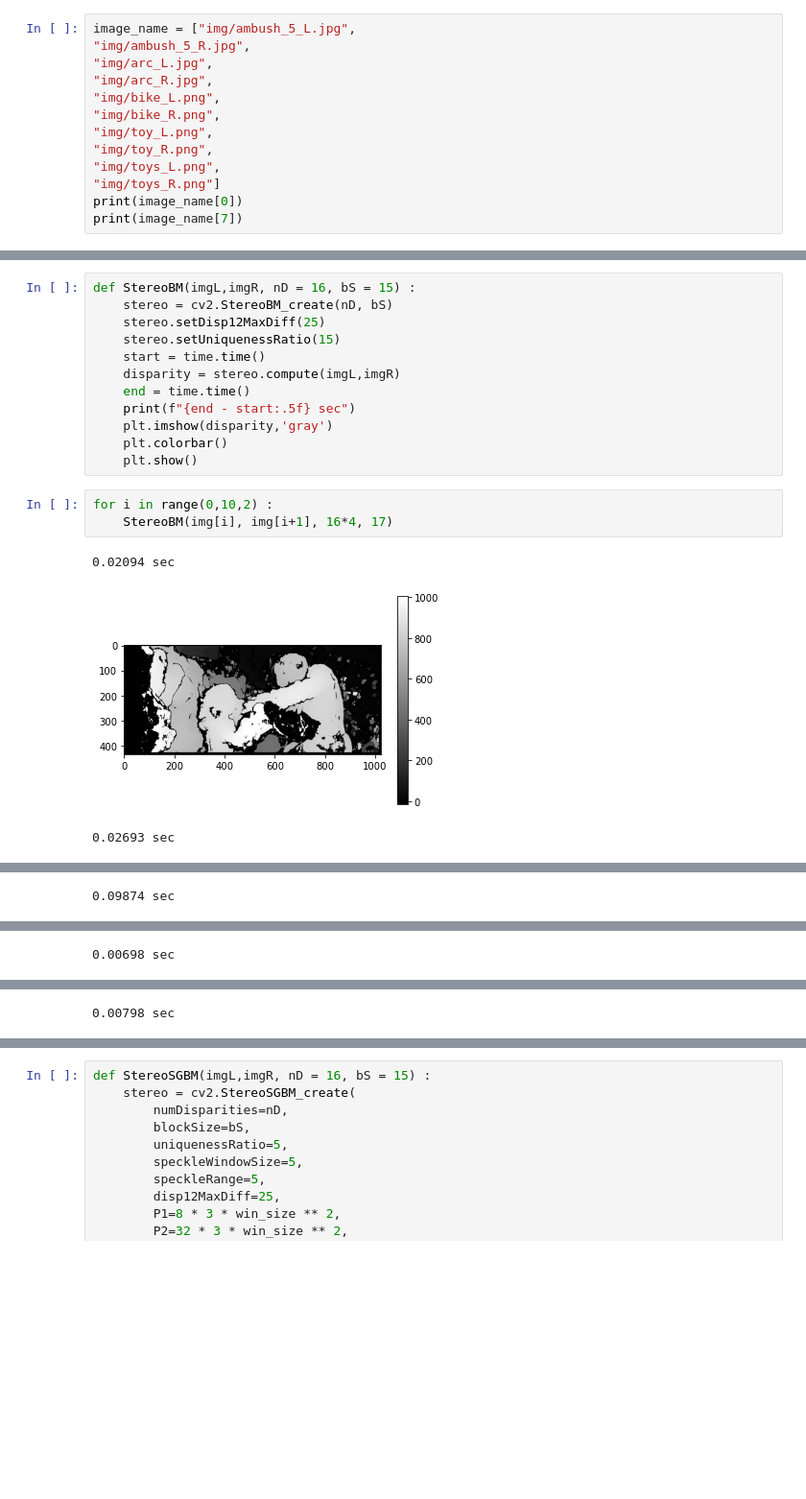
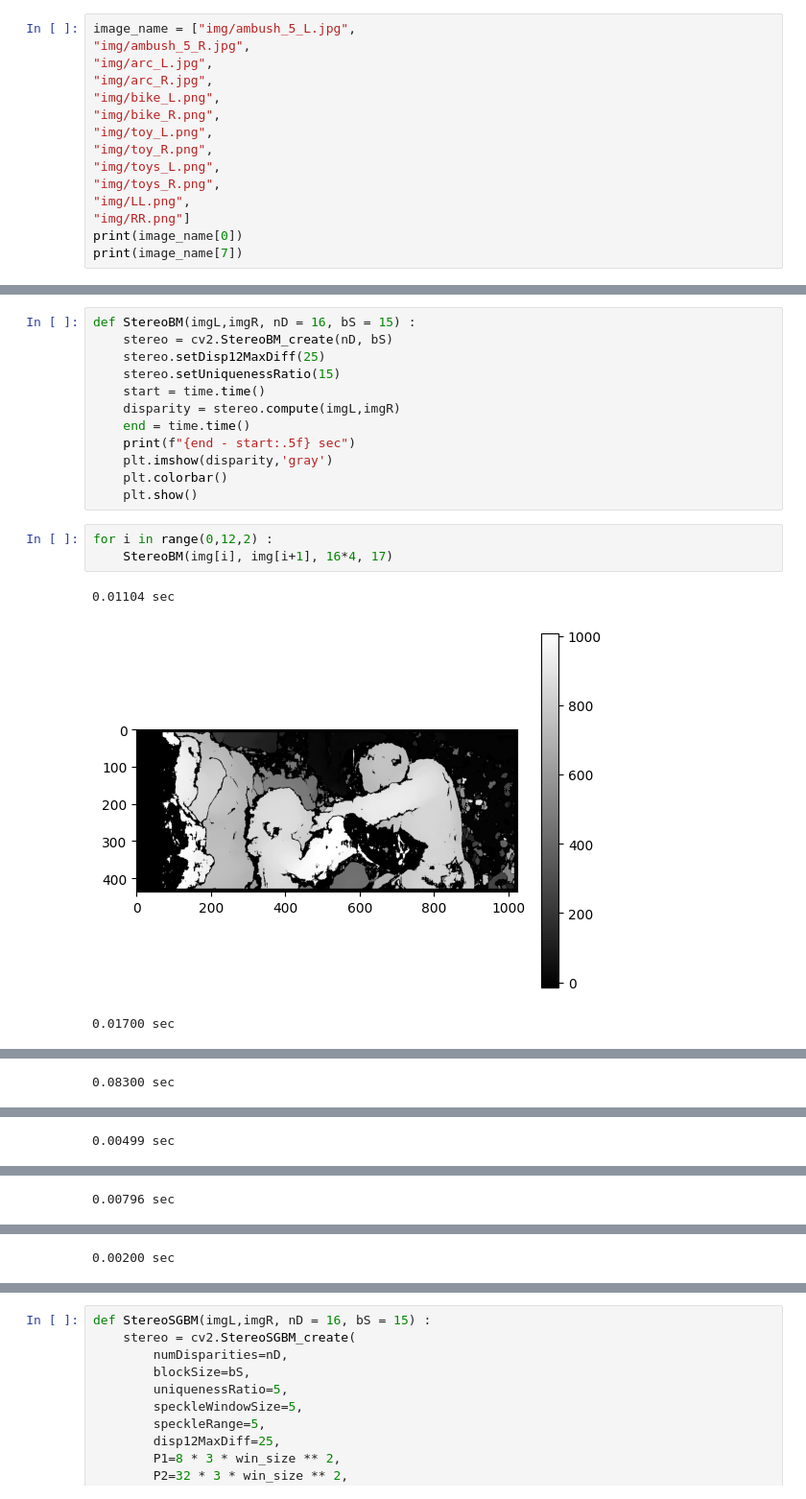
Before and after one commit to SagiK-Repository/StereoVision, a Jupyter notebook: 2, 3. Image StereoVision in PC C++ & Python/Stereo Vision python/StereoVision-Jupyter.ipynb, the cells around one changed output, grey strips where cells are left out. Shown at 96% size. Drawn from its saved outputs; the diff is of its cells as text; blank space fills up the shorter version.

Commit message:
Add LLRR Image

```diff
--- a/2, 3. Image StereoVision in PC C++ & Python/Stereo Vision python/StereoVision-Jupyter.ipynb
+++ b/2, 3. Image StereoVision in PC C++ & Python/Stereo Vision python/StereoVision-Jupyter.ipynb
@@ -33,7 +33,9 @@ image_name = ["img/ambush_5_L.jpg",
 "img/toy_L.png",
 "img/toy_R.png",
 "img/toys_L.png",
-"img/toys_R.png"]
+"img/toys_R.png",
+"img/LL.png",
+"img/RR.png"]
 print(image_name[0])
 print(image_name[7])
 # %% [output]
@@ -62,9 +64,9 @@ def StereoBM(imgL,imgR, nD = 16, bS = 15) :
     plt.colorbar()
     plt.show()
 # %%
-for i in range(0,10,2) :
+for i in range(0,12,2) :
     StereoBM(img[i], img[i+1], 16*4, 17)
 # %% [output]
-0.02094 sec
+0.01104 sec
-[figure, old version]
+[figure, new version]
-0.02693 sec
+0.01700 sec
@@ -72 +74 @@ for i in range(0,10,2) :
-0.09874 sec
+0.08300 sec
@@ -74 +76 @@ for i in range(0,10,2) :
-0.00698 sec
+0.00499 sec
@@ -76 +78 @@ for i in range(0,10,2) :
-0.00798 sec
+0.00796 sec
@@ -77,0 +80 @@ for i in range(0,10,2) :
+0.00200 sec
```
Also changed, not shown: parts of 2 cells of this notebook, 12 other files.
